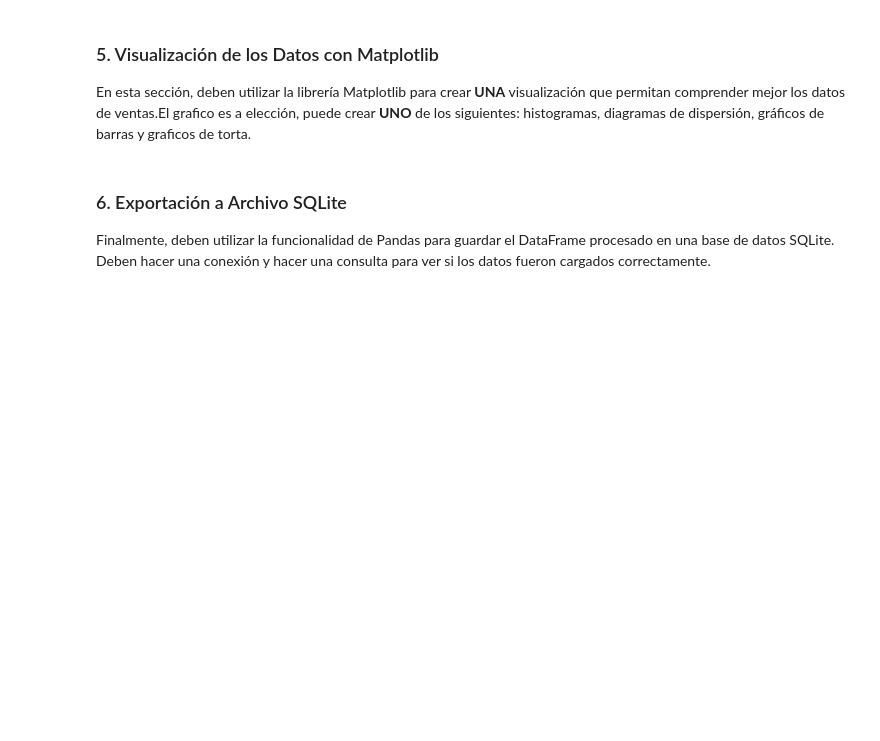
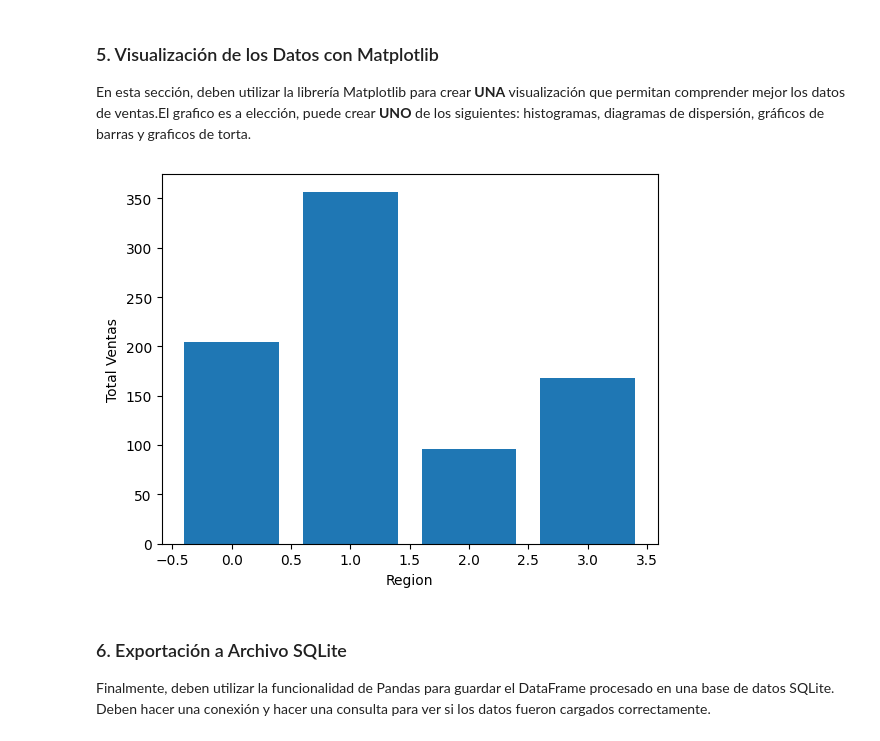
Before and after one commit to sr-roboto/parcial1_tlp3_marcos_lopez, a Jupyter notebook: main.ipynb, the cells around one changed output. Cells and saved outputs as stored; diff of their text form; code cells hidden in the pictures; blank space fills up the shorter version.

```diff
--- a/main.ipynb
+++ b/main.ipynb
@@ -191,7 +191,14 @@ promedio_venta_por_region
 
 En esta sección, deben utilizar la librería Matplotlib para crear **UNA** visualización que permitan comprender mejor los datos de ventas.El grafico es a elección, puede crear **UNO** de los siguientes: histogramas, diagramas de dispersión, gráficos de barras y graficos de torta.
 # %%
-x = np.arange(len)
+x = np.arange(len(promedio_venta_por_region))
+plt.bar(x, promedio_venta_por_region['Total_Venta'])
+plt.xlabel('Region')
+plt.ylabel('Total Ventas')
+plt.title('Promedio de ventas por región')
+plt.show()
+# %% [output]
+[figure, added]
 # %% [markdown]
 
 ### 6. Exportación a Archivo SQLite
```
